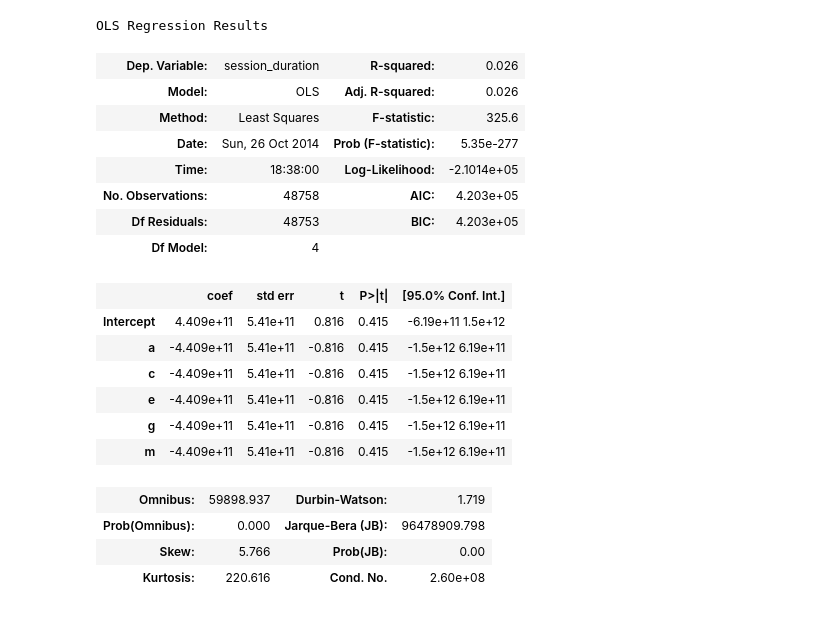
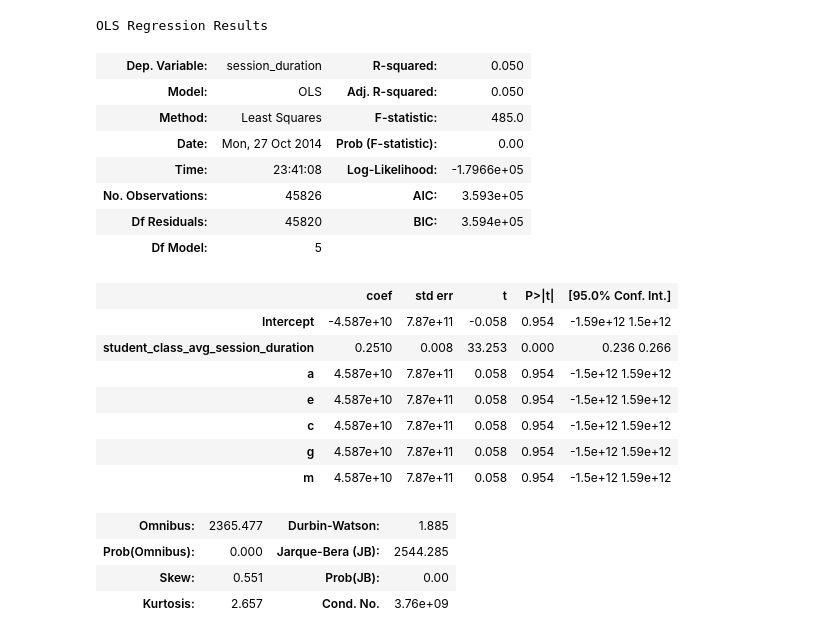
Before and after one commit to regabi/DAT_SF_10, a Jupyter notebook: Labs/Lab6/Lab6.remi.ipynb, the cells around one changed output. Cells and saved outputs as stored; diff of their text form; code cells hidden in the pictures.

```diff
--- a/Labs/Lab6/Lab6.remi.ipynb
+++ b/Labs/Lab6/Lab6.remi.ipynb
@@ -218,6 +123,0 @@ pandas.core.groupby.DataFrameGroupBy
-# %%
-# student_logins['session_start_time'].date
-# student_logins.apply(lambda row: row['session_start_time'].date)
-
-student_logins["session_start_date"] = map(lambda dt: dt.date(), student_logins["session_start_time"])
-student_logins.head()
@@ -255,3 +123,0 @@ pandas.tseries.resample.TimeGrouper
-# %%
-student_logins_grouped_by_day = student_logins.set_index('session_start_time').groupby(pd.TimeGrouper('1D'))
-student_logins_grouped_by_day.size().plot(figsize=(14, 6))
@@ -310,9 +172,0 @@ scat = scatter_matrix(student_logins, figsize = (15,12))
-# %%
-import statsmodels.api as sm
-# from statsmodels.sandbox.regression.predstd import wls_prediction_std
-# 'class_id',
-x = student_logins[['student_previous_logins_total', 'student_previous_class_logins', 'student_class_avg_session_duration']].values
-y = student_logins['session_duration'].values
-
-X = sm.add_constant(x, prepend=True)
-results = sm.OLS(y, X).fit()
@@ -344,6 +172,0 @@ OLS Regression Results
-# %%
-x = student_logins[['student_id', 'student_previous_class_logins']].values
-y = student_logins['session_duration'].values
-
-X = sm.add_constant(x, prepend=True)
-results = sm.OLS(y, X).fit()
@@ -409,28 +206,30 @@ student_logins.head(8)
 # %%
+import statsmodels.api as sm
 import statsmodels.formula.api as smf
 
-mod = smf.ols(formula='session_duration ~ a + c + e + g + m', data=student_logins)
+mod = smf.ols(formula='session_duration ~ student_class_avg_session_duration + a + e + c + g + m', data=student_logins)
 res = mod.fit()
 # res.params
 res.summary()
 # %% [output]
 OLS Regression Results
-| Dep. Variable: | session_duration | R-squared: | 0.026 |
-| Model: | OLS | Adj. R-squared: | 0.026 |
-| Method: | Least Squares | F-statistic: | 325.6 |
-| Date: | Sun, 26 Oct 2014 | Prob (F-statistic): | 5.35e-277 |
-| Time: | 18:38:00 | Log-Likelihood: | -2.1014e+05 |
-| No. Observations: | 48758 | AIC: | 4.203e+05 |
-| Df Residuals: | 48753 | BIC: | 4.203e+05 |
-| Df Model: | 4 |  |  |
+| Dep. Variable: | session_duration | R-squared: | 0.050 |
+| Model: | OLS | Adj. R-squared: | 0.050 |
+| Method: | Least Squares | F-statistic: | 485.0 |
+| Date: | Mon, 27 Oct 2014 | Prob (F-statistic): | 0.00 |
+| Time: | 23:41:08 | Log-Likelihood: | -1.7966e+05 |
+| No. Observations: | 45826 | AIC: | 3.593e+05 |
+| Df Residuals: | 45820 | BIC: | 3.594e+05 |
+| Df Model: | 5 |  |  |
 |  | coef | std err | t | P>|t| | [95.0% Conf. Int.] |
-| Intercept | 4.409e+11 | 5.41e+11 | 0.816 | 0.415 | -6.19e+11 1.5e+12 |
-| a | -4.409e+11 | 5.41e+11 | -0.816 | 0.415 | -1.5e+12 6.19e+11 |
-| c | -4.409e+11 | 5.41e+11 | -0.816 | 0.415 | -1.5e+12 6.19e+11 |
-| e | -4.409e+11 | 5.41e+11 | -0.816 | 0.415 | -1.5e+12 6.19e+11 |
-| g | -4.409e+11 | 5.41e+11 | -0.816 | 0.415 | -1.5e+12 6.19e+11 |
-| m | -4.409e+11 | 5.41e+11 | -0.816 | 0.415 | -1.5e+12 6.19e+11 |
+| Intercept | -4.587e+10 | 7.87e+11 | -0.058 | 0.954 | -1.59e+12 1.5e+12 |
+| student_class_avg_session_duration | 0.2510 | 0.008 | 33.253 | 0.000 | 0.236 0.266 |
+| a | 4.587e+10 | 7.87e+11 | 0.058 | 0.954 | -1.5e+12 1.59e+12 |
+| e | 4.587e+10 | 7.87e+11 | 0.058 | 0.954 | -1.5e+12 1.59e+12 |
+| c | 4.587e+10 | 7.87e+11 | 0.058 | 0.954 | -1.5e+12 1.59e+12 |
+| g | 4.587e+10 | 7.87e+11 | 0.058 | 0.954 | -1.5e+12 1.59e+12 |
+| m | 4.587e+10 | 7.87e+11 | 0.058 | 0.954 | -1.5e+12 1.59e+12 |
-| Omnibus: | 59898.937 | Durbin-Watson: | 1.719 |
-| Prob(Omnibus): | 0.000 | Jarque-Bera (JB): | 96478909.798 |
-| Skew: | 5.766 | Prob(JB): | 0.00 |
-| Kurtosis: | 220.616 | Cond. No. | 2.60e+08 |
+| Omnibus: | 2365.477 | Durbin-Watson: | 1.885 |
+| Prob(Omnibus): | 0.000 | Jarque-Bera (JB): | 2544.285 |
+| Skew: | 0.551 | Prob(JB): | 0.00 |
+| Kurtosis: | 2.657 | Cond. No. | 3.76e+09 |
```
Also changed, not shown: parts of 51 cells of this notebook, 3 other files.
